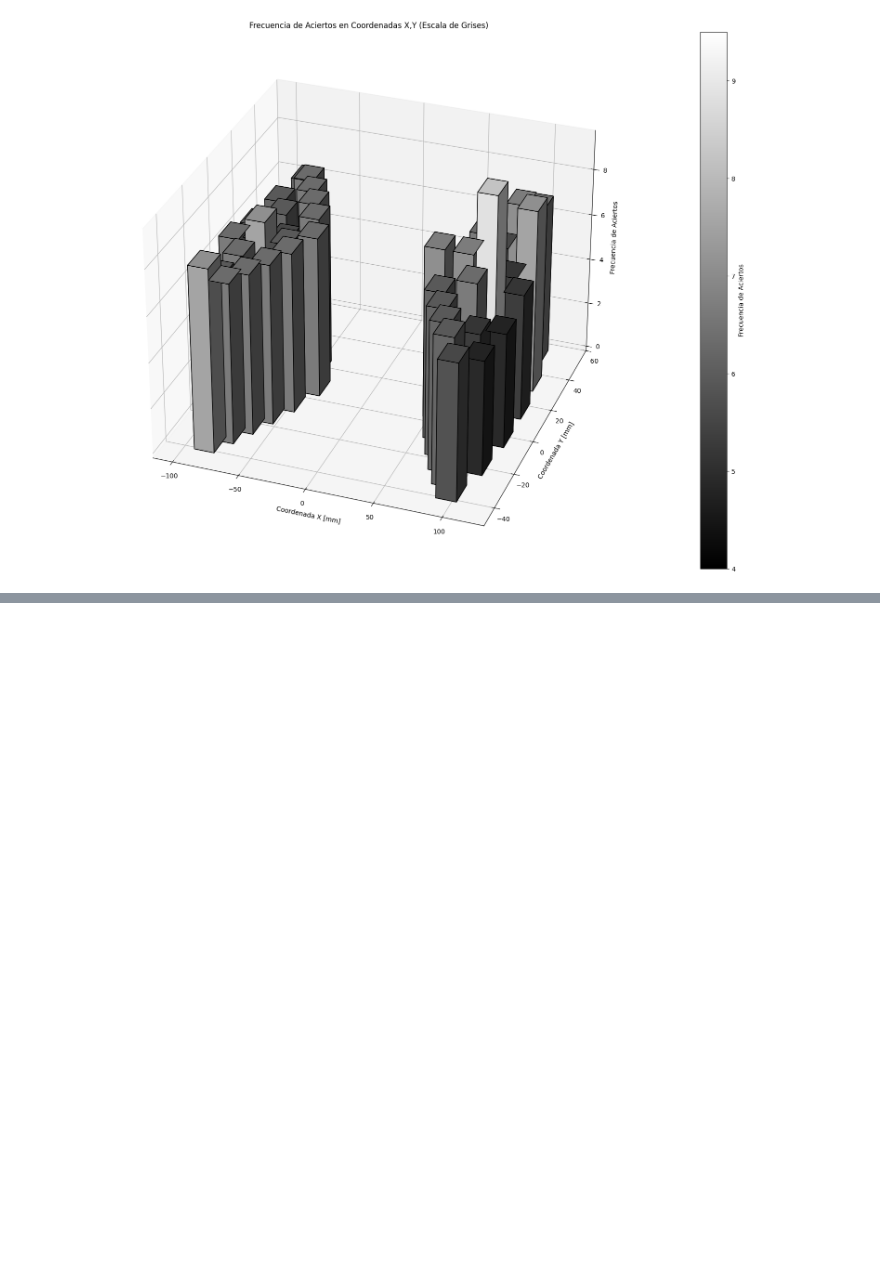
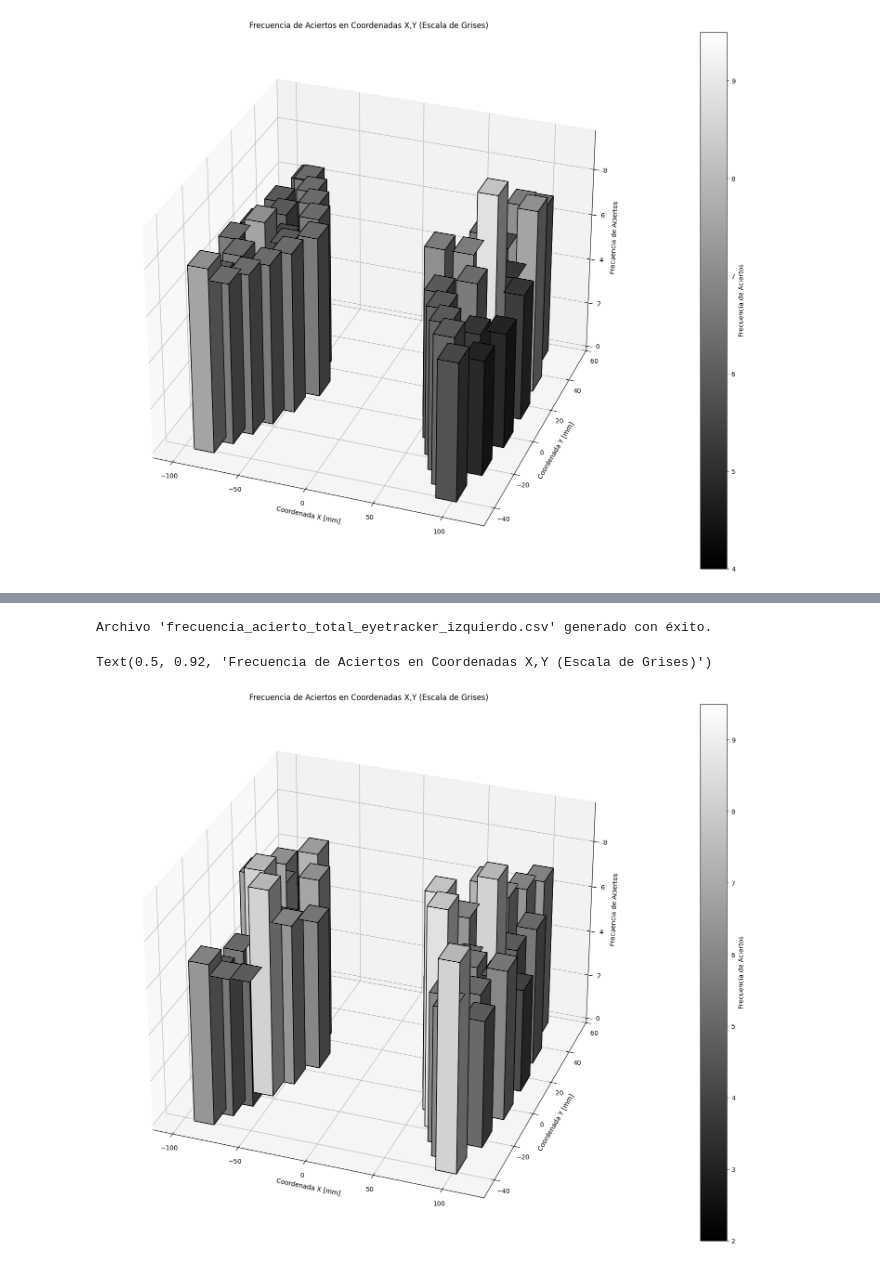
Before and after one commit to paulachaya/Chaya-Paula---Proyecto-de-Graduacion, a Jupyter notebook: Pruebas copia/Analisis de frecuencias.ipynb, the cells around one changed output, grey strips where cells are left out. Saved outputs shown, nothing was run; the diff lists cells and outputs as text; code cells hidden in the pictures; blank space fills up the shorter version.

```diff
--- a/Pruebas copia/Analisis de frecuencias.ipynb
+++ b/Pruebas copia/Analisis de frecuencias.ipynb
@@ -160,0 +277,63 @@ plt.show()
+# %%
+# Ruta donde están almacenados los archivos .csv
+ruta_archivos = "Eyetracker Izquierdo/*.csv"  # Cambia esto a la ruta de tus archivos
+# Lista para almacenar los dataframes de cada archivo
+dataframes = []
+# Leer y agregar cada archivo csv a la lista
+for archivo in glob.glob(ruta_archivos):
+    df = pd.read_csv(archivo,delimiter=';')
+    dataframes.append(df)
+
+# Concatenar todos los dataframes en uno solo
+datos_completos = pd.concat(dataframes)
+
+# Agrupar por 'coordenada x' y 'coordenada y', sumando la 'frecuencia de acierto'
+resultado = datos_completos.groupby(['coordenada x [mm]', 'coordenada y [mm]'])['aciertos'].sum().reset_index()
+
+# Guardar el resultado en un nuevo archivo CSV
+resultado.to_csv("frecuencia_acierto_total_eyetracker_izquierdo.csv", index=False)
+
+print("Archivo 'frecuencia_acierto_total_eyetracker_izquierdo.csv' generado con éxito.")
+# %% [output]
+Archivo 'frecuencia_acierto_total_eyetracker_izquierdo.csv' generado con éxito.
+# %%
+# Cargar el archivo generado previamente
+df = pd.read_csv("frecuencia_acierto_total_eyetracker_izquierdo.csv")
+
+# Crear la figura y el eje 3D
+fig = plt.figure(figsize=(35, 15))
+ax = fig.add_subplot(111, projection='3d')
+
+# Asignar las coordenadas x, y y la frecuencia de aciertos
+x = df['coordenada x [mm]']
+y = df['coordenada y [mm]']
+z = df['aciertos']
+
+# Normalizar los valores de frecuencia para usar en una escala de grises
+norm = plt.Normalize(z.min(), z.max())
+colors = plt.cm.gray(norm(z))
+
+# Graficar las barras en 3D con la escala de grises
+ax.bar3d(x, y, np.zeros_like(z), dx=15, dy=10, dz=z, color=colors, edgecolor='k')
+
+# Añadir una barra de color para mostrar la escala de grises
+mappable = plt.cm.ScalarMappable(cmap='gray', norm=norm)
+mappable.set_array(z)
+plt.colorbar(mappable, ax=ax, label='Frecuencia de Aciertos')
+
+# Etiquetas de los ejes
+ax.set_xlabel('Coordenada X [mm]')
+ax.set_ylabel('Coordenada Y [mm]')
+ax.set_zlabel('Frecuencia de Aciertos')
+
+# Ajustar la orientación de la vista
+ax.view_init(elev=30, azim=290)
+
+# Título de la gráfica
+plt.title("Frecuencia de Aciertos en Coordenadas X,Y (Escala de Grises)")
+
+# Mostrar la gráfica
+#plt.show()
+# %% [output]
+Text(0.5, 0.92, 'Frecuencia de Aciertos en Coordenadas X,Y (Escala de Grises)')
+[figure, added]
```
Also changed, not shown: parts of 12 cells of this notebook, 38 other files.
